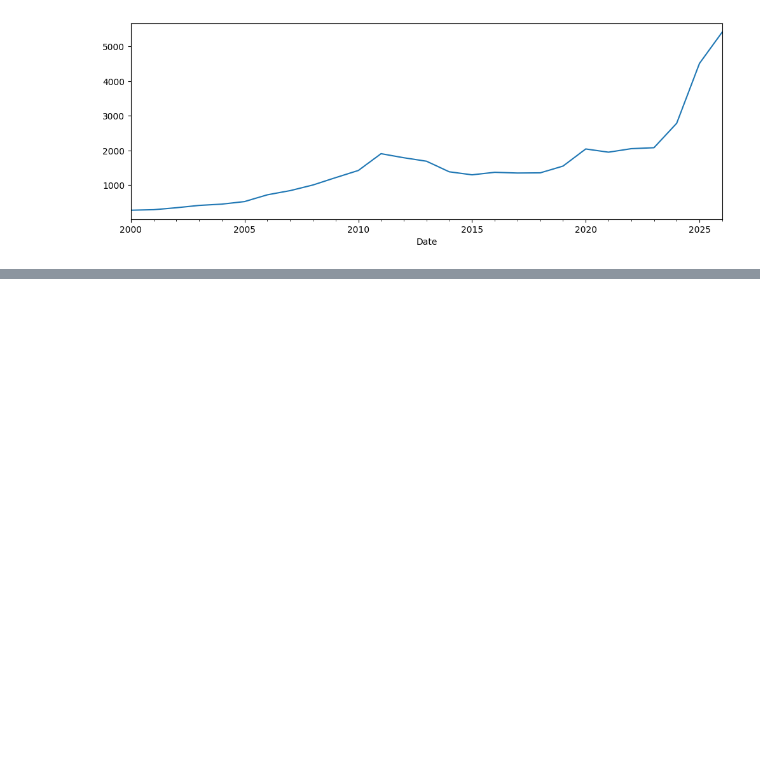
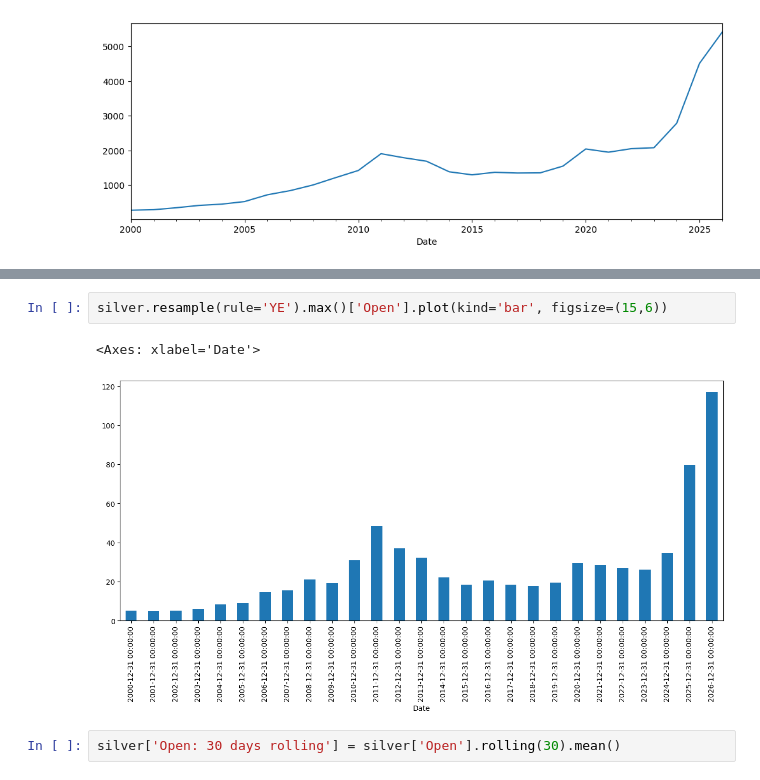
Before and after one commit to Suryansh9369/commodity-price-analysis, a Jupyter notebook: src/eda.ipynb, the cells around one changed output, grey strips where cells are left out. Saved outputs shown, nothing was run; the diff lists cells and outputs as text; blank space fills up the shorter version.

```diff
--- a/src/eda.ipynb
+++ b/src/eda.ipynb
@@ -237,0 +303,7 @@ gold.resample(rule='YE').max()['Open'].plot(xlim=['2020-01-01', '2026-03-31'], k
+# %%
+silver.resample(rule='YE').max()['Open'].plot(kind='bar', figsize=(15,6))
+# %% [output]
+<Axes: xlabel='Date'>
+[figure, added]
+# %%
+silver['Open: 30 days rolling'] = silver['Open'].rolling(30).mean()
```
Also changed, not shown: parts of 25 cells of this notebook.
